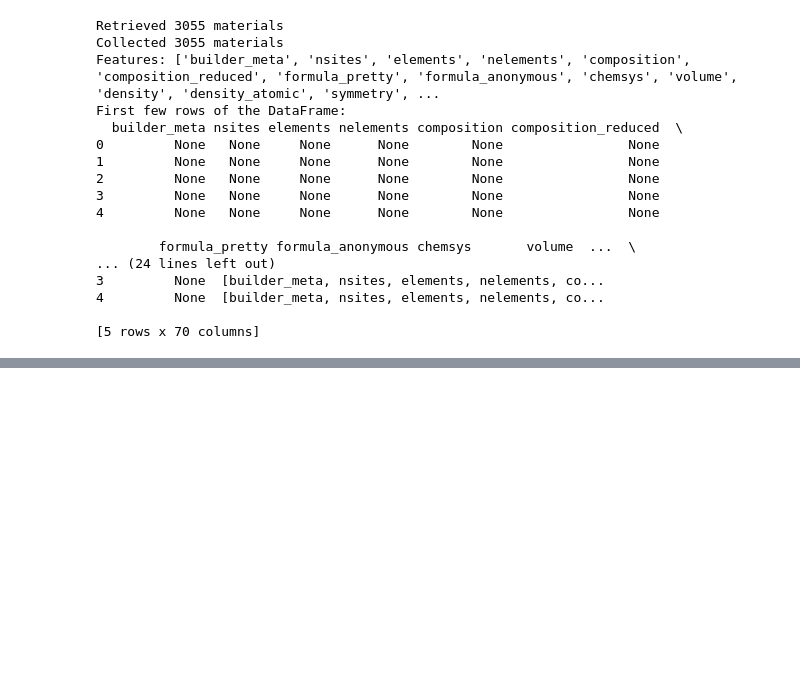
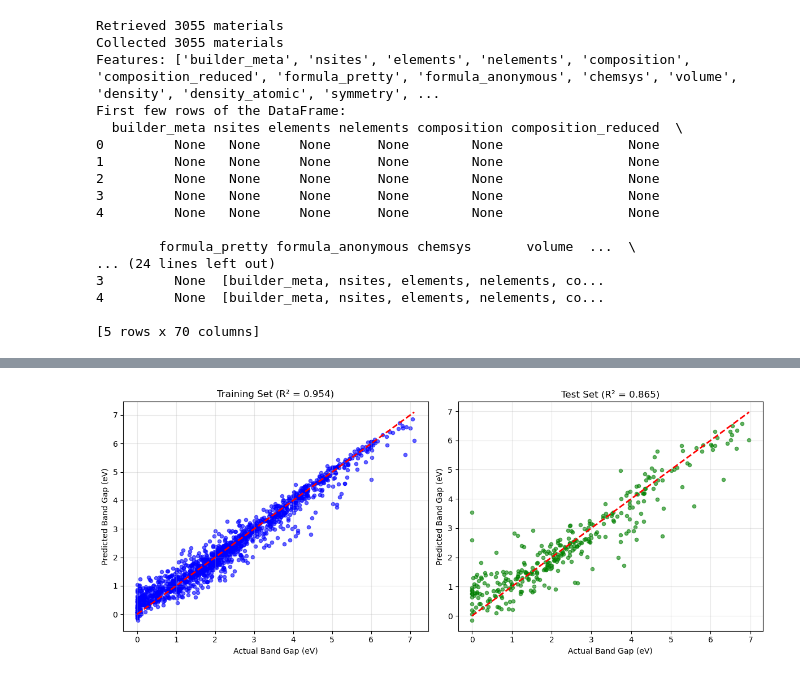
Before and after one commit to xjonas/AI-Battery_Material_Prediction, a Jupyter notebook: sample.ipynb, the cells around one changed output, grey strips where cells are left out. Cells and saved outputs as stored; diff of their text form; code cells hidden in the pictures; blank space fills up the shorter version.

```diff
--- a/sample.ipynb
+++ b/sample.ipynb
@@ -91,0 +419,88 @@ First few rows of the DataFrame:
+# %%
+import xgboost as xgb
+from sklearn.metrics import mean_absolute_error, mean_squared_error, r2_score
+import matplotlib.pyplot as plt
+import time
+
+# Initialize XGBoost Regressor
+# Regularization parameters
+xgb_model = xgb.XGBRegressor(
+    n_estimators=200,           # More trees, lower learning rate
+    max_depth=4,
+    learning_rate=0.07,
+    subsample=0.8,              # Row sampling
+    colsample_bytree=0.8,       # Feature sampling
+    reg_alpha=0.1,              # L1 regularization
+    reg_lambda=0.1,             # L2 regularization
+    random_state=42
+)
+
+
+print(f"Model parameters: {xgb_model.get_params()}")
+
+# Train the model
+start_time = time.time()
+xgb_model.fit(X_train, y_train)
+training_time = time.time() - start_time
+
+print(f"Training completed in {training_time:.2f} seconds")
+
+# Make predictions
+y_train_pred = xgb_model.predict(X_train)
+y_test_pred = xgb_model.predict(X_test)
+
+# Calculate metrics
+train_mae = mean_absolute_error(y_train, y_train_pred)
+train_mse = mean_squared_error(y_train, y_train_pred)
+train_r2 = r2_score(y_train, y_train_pred)
+
+test_mae = mean_absolute_error(y_test, y_test_pred)
+test_mse = mean_squared_error(y_test, y_test_pred)
+test_r2 = r2_score(y_test, y_test_pred)
+
+print(f"\n=== Model Performance ===")
+print(f"Training Set:")
+print(f"  MAE: {train_mae:.3f} eV")
+print(f"  MSE: {train_mse:.3f} eV²")
+print(f"  R²:  {train_r2:.3f}")
+
+print(f"\nTest Set:")
+print(f"  MAE: {test_mae:.3f} eV")
+print(f"  MSE: {test_mse:.3f} eV²")
+print(f"  R²:  {test_r2:.3f}")
+
+# Actual vs Predicted plots
+fig, axes = plt.subplots(1, 2, figsize=(12, 5))
+
+# Training set
+axes[0].scatter(y_train, y_train_pred, alpha=0.6, s=20, color='blue')
+axes[0].plot([y_train.min(), y_train.max()], [y_train.min(), y_train.max()], 'r--', lw=2)
+axes[0].set_xlabel('Actual Band Gap (eV)')
+axes[0].set_ylabel('Predicted Band Gap (eV)')
+axes[0].set_title(f'Training Set (R² = {train_r2:.3f})')
+axes[0].grid(True, alpha=0.3)
+
+# Test set
+axes[1].scatter(y_test, y_test_pred, alpha=0.6, s=20, color='green')
+axes[1].plot([y_test.min(), y_test.max()], [y_test.min(), y_test.max()], 'r--', lw=2)
+axes[1].set_xlabel('Actual Band Gap (eV)')
+axes[1].set_ylabel('Predicted Band Gap (eV)')
+axes[1].set_title(f'Test Set (R² = {test_r2:.3f})')
+axes[1].grid(True, alpha=0.3)
+
+plt.tight_layout()
+plt.show()
+
+# Feature importance
+feature_importance = xgb_model.feature_importances_
+importance_df = pd.DataFrame({
+    'feature': input_features,
+    'importance': feature_importance
+}).sort_values('importance', ascending=False)
+
+print(f"\n=== Feature Importance ===")
+for _, row in importance_df.iterrows():
+    print(f"{row['feature']:25}: {row['importance']:.3f}")
+
+print(f"\nModel training complete")
+# %% [output]
@@ -91,0 +520 @@ First few rows of the DataFrame:
+[figure, added]
```
Also changed, not shown: parts of 13 cells of this notebook, 1 other file.
